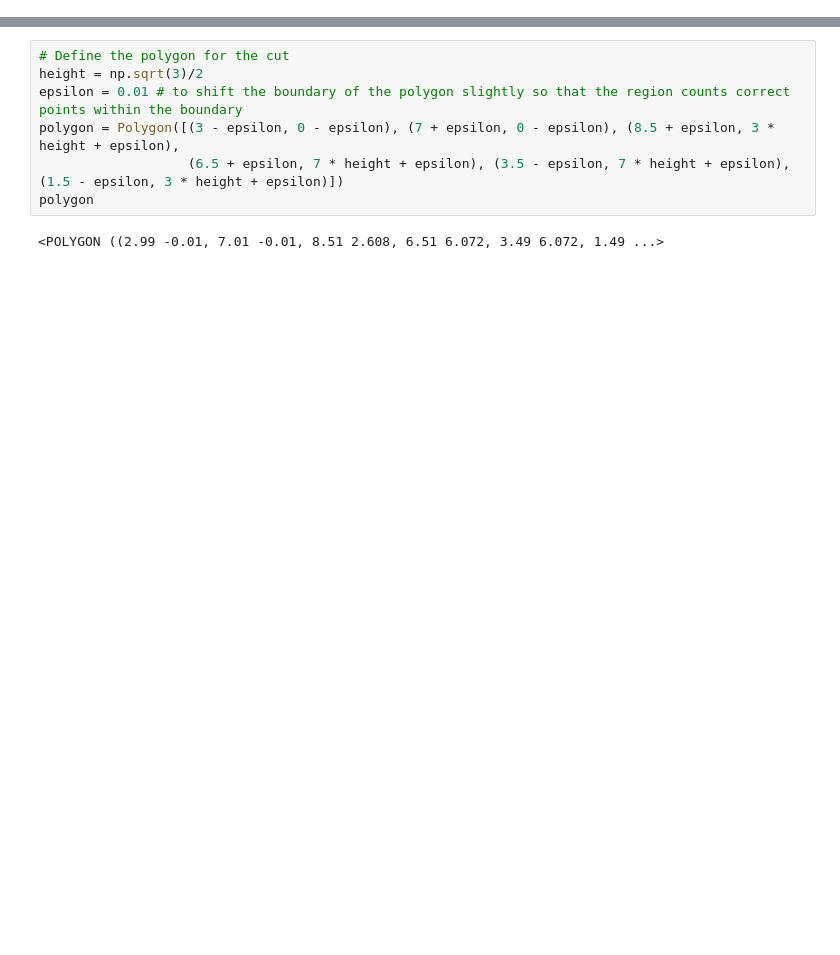
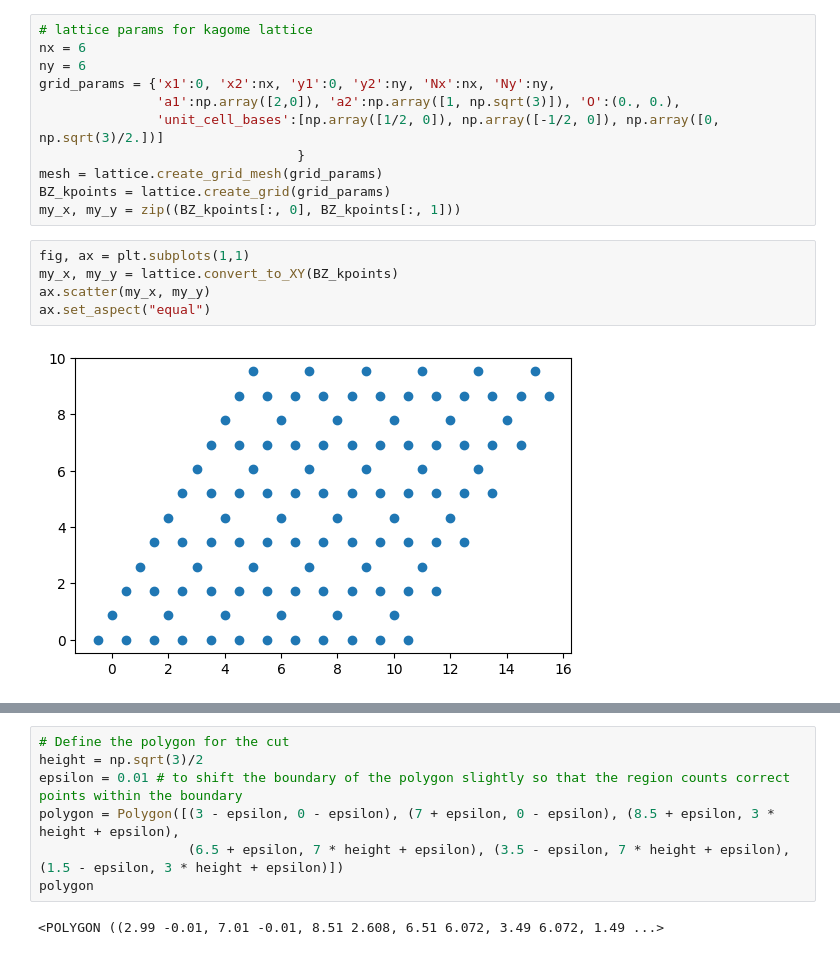
Before and after one commit to teng10/rydberg-vison, a Jupyter notebook: wip.ipynb, the cells around one changed output, grey strips where cells are left out. Saved outputs shown, nothing was run; the diff lists cells and outputs as text; blank space fills up the shorter version.

```diff
--- a/wip.ipynb
+++ b/wip.ipynb
@@ -21,0 +36,18 @@ utils = importlib.reload(utils)
+# %%
+# lattice params for kagome lattice
+nx = 6
+ny = 6
+grid_params = {'x1':0, 'x2':nx, 'y1':0, 'y2':ny, 'Nx':nx, 'Ny':ny,
+               'a1':np.array([2,0]), 'a2':np.array([1, np.sqrt(3)]), 'O':(0., 0.),
+               'unit_cell_bases':[np.array([1/2, 0]), np.array([-1/2, 0]), np.array([0, np.sqrt(3)/2.])]
+                                 }
+mesh = lattice.create_grid_mesh(grid_params)
+BZ_kpoints = lattice.create_grid(grid_params)
+my_x, my_y = zip((BZ_kpoints[:, 0], BZ_kpoints[:, 1]))
+# %%
+fig, ax = plt.subplots(1,1)
+my_x, my_y = lattice.convert_to_XY(BZ_kpoints)
+ax.scatter(my_x, my_y)
+ax.set_aspect("equal")
+# %% [output]
+[figure, added]
```
Also changed, not shown: parts of 27 cells of this notebook, 4 other files.
